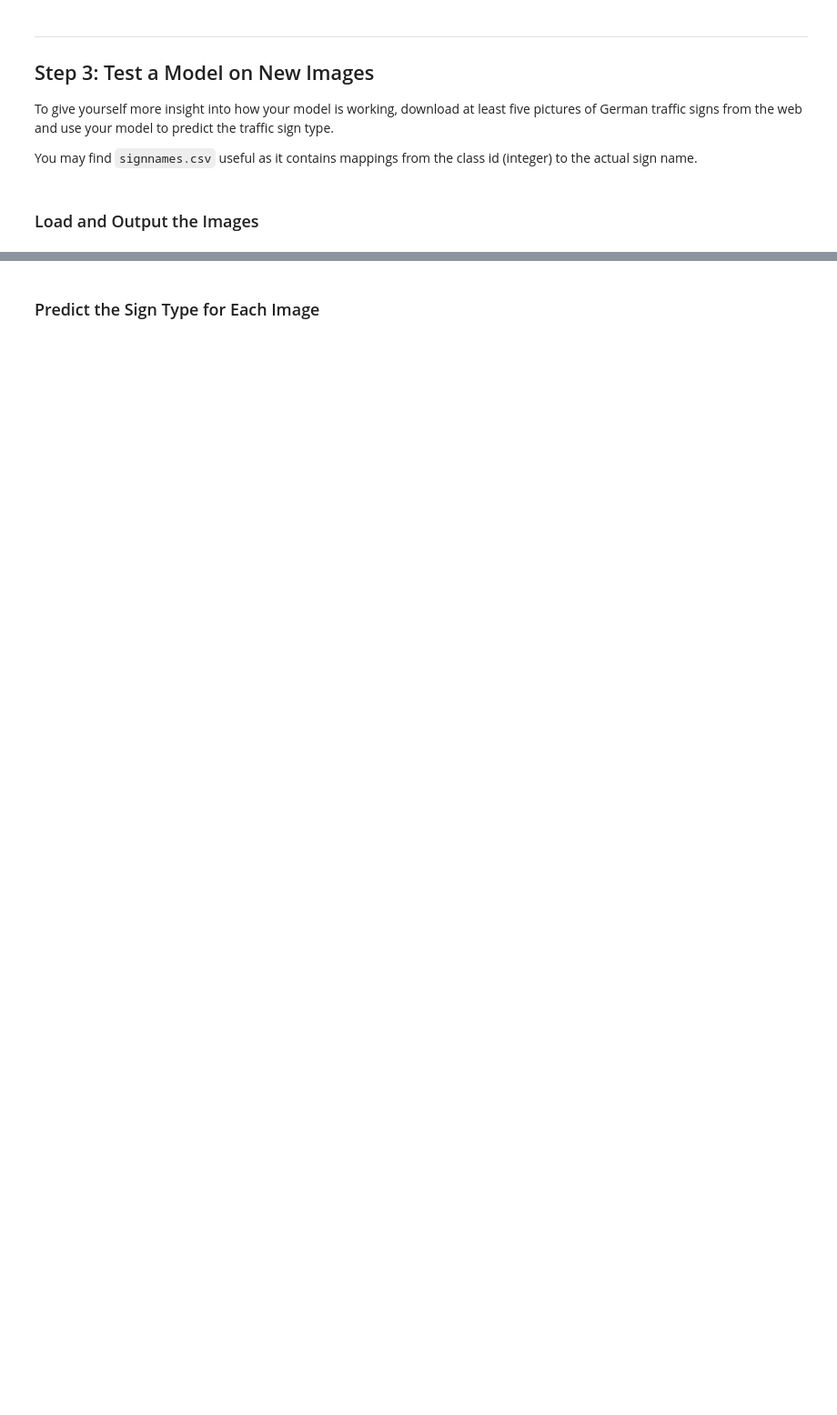
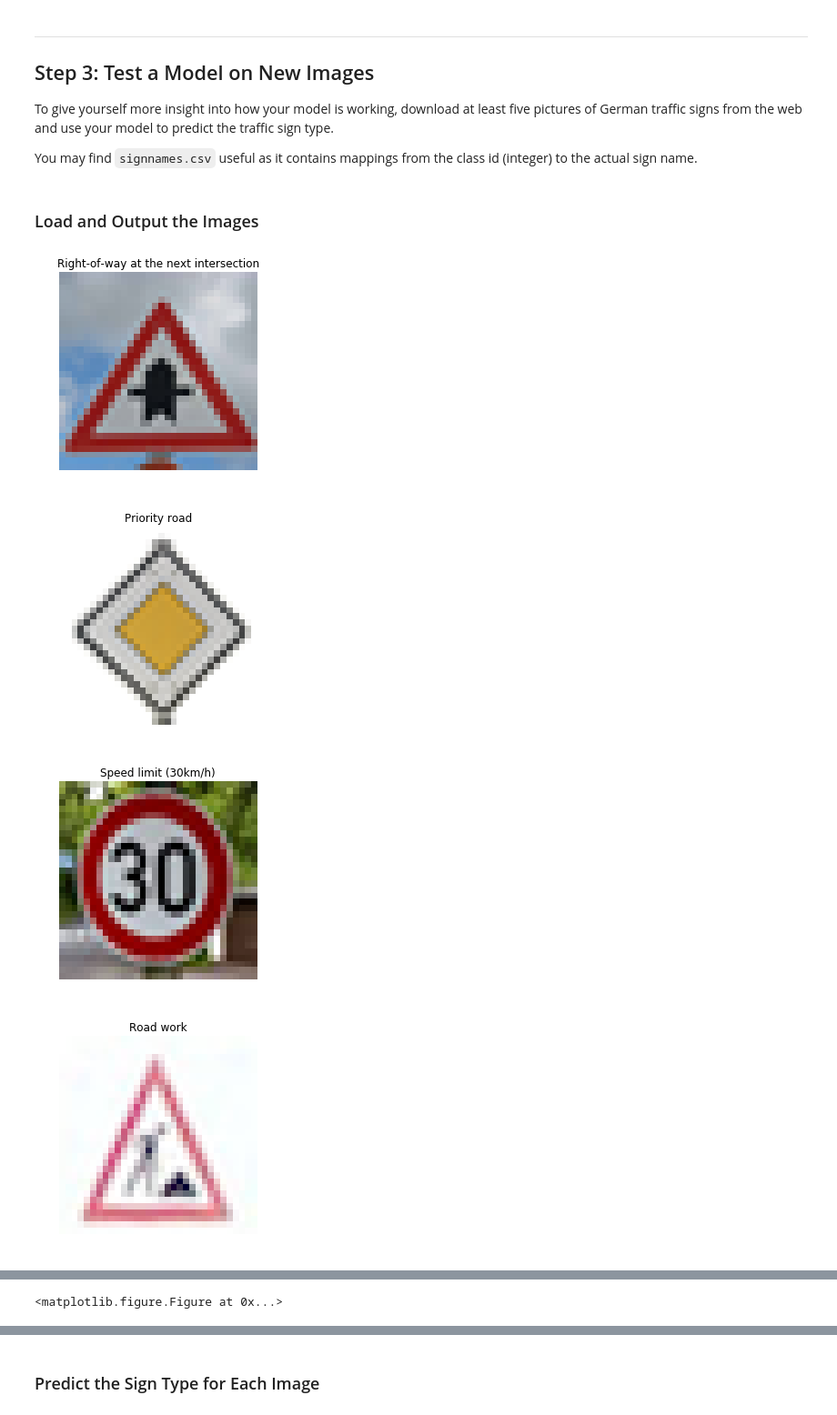
Before and after one commit to dkarunakaran/carnd-traffic-sign-classifier-p2, a Jupyter notebook: Traffic_Sign_Classifier.ipynb, the cells around one changed output, grey strips where cells are left out. Shown: that part at 91% size. Cells and saved outputs as stored; diff of their text form; code cells hidden in the pictures; blank space fills up the shorter version.

```diff
--- a/Traffic_Sign_Classifier.ipynb
+++ b/Traffic_Sign_Classifier.ipynb
@@ -285,11 +298,11 @@ A validation set can be used to assess how well the model is performing. A low a
 sets imply underfitting. A high accuracy on the training set but low accuracy on the validation set implies overfitting.
 # %%
 #Hyper parameters
-learning_rate = 0.0009
+learning_rate = 0.001
 
-epochs = 50
+epochs = 1 #30
 
-batch_size = 128
+batch_size = 32
 # %%
 ### Train your model here.
 ### Calculate and report the accuracy on the training and validation set.
@@ -309,17 +322,19 @@ training_operation = optimizer.minimize(loss_operation)
 # %%
 correct_prediction = tf.equal(tf.argmax(logits, 1), tf.argmax(one_hot_y, 1))
 accuracy_operation = tf.reduce_mean(tf.cast(correct_prediction, tf.float32))
-saver = tf.train.Saver()
+saver1 = tf.train.Saver()
 
 def evaluate(X_data, y_data):
     num_examples = len(X_data)
     total_accuracy = 0
+    total_loss = 0
     sess = tf.get_default_session()
     for offset in range(0, num_examples, batch_size):
         batch_x, batch_y = X_data[offset:offset+batch_size], y_data[offset:offset+batch_size]
-        accuracy = sess.run(accuracy_operation, feed_dict={x: batch_x, y: batch_y})
+        loss, accuracy = sess.run([loss_operation, accuracy_operation], feed_dict={x: batch_x, y: batch_y})
         total_accuracy += (accuracy * len(batch_x))
-    return total_accuracy / num_examples
+        total_loss += (loss * len(batch_x))
+    return total_loss/num_examples, total_accuracy/num_examples
 # %%
 with tf.Session() as sess:
     sess.run(tf.global_variables_initializer())
@@ -334,12 +349,11 @@ with tf.Session() as sess:
             batch_x, batch_y = X_train[offset:end], y_train[offset:end]
             sess.run(training_operation, feed_dict={x: batch_x, y: batch_y})
 
-        validation_accuracy = evaluate(X_valid, y_valid)
-        print("EPOCH {} ...".format(i+1))
-        print("Validation Accuracy = {:.3f}".format(validation_accuracy))
+        valid_loss, valid_accuracy = evaluate(X_valid, y_valid)
+        print("Epoch {}, Validation loss = {:.3f}, Validation Accuracy = {:.3f}".format(i+1, valid_loss, valid_accuracy))
         print()
 
-    saver.save(sess, './classifier')
+    saver1.save(sess, './classifier')
     print("Model saved")
 # %% [output]
 Training...
@@ -382,0 +382,28 @@ You may find `signnames.csv` useful as it contains mappings from the class id (i
+# %%
+### Load the images and plot them here.
+### Feel free to use as many code cells as needed.
+import os
+import matplotlib.pyplot as plt
+import matplotlib.image as mpimg
+import cv2
+%matplotlib inline
+
+imgs = []
+
+x_new_imgs = ['german_images/1.png', 'german_images/2.png', 'german_images/3.png', 'german_images/4.png', 'german_images/5.png', 'german_images/6.png']
+y_new = np.array([11,12,1,25,38,36])
+
+for i in range(0,6):
+    img = mpimg.imread(x_new_imgs[i])
+    imgs.append(cv2.cvtColor(cv2.imread(x_new_imgs[i]), cv2.COLOR_BGR2RGB))
+    plt.title(df.name[y_new[i]])
+    plt.imshow(img)
+    plt.axis('off')
+    plt.figure()
+
+X_new =  np.asarray(imgs)
+# %% [output]
+[figure, added]
+[figure, added]
+[figure, added]
+[figure, added]
@@ -382,0 +412 @@ You may find `signnames.csv` useful as it contains mappings from the class id (i
+<matplotlib.figure.Figure at 0x...>
```
Also changed, not shown: parts of 12 cells of this notebook, 9 other files.
